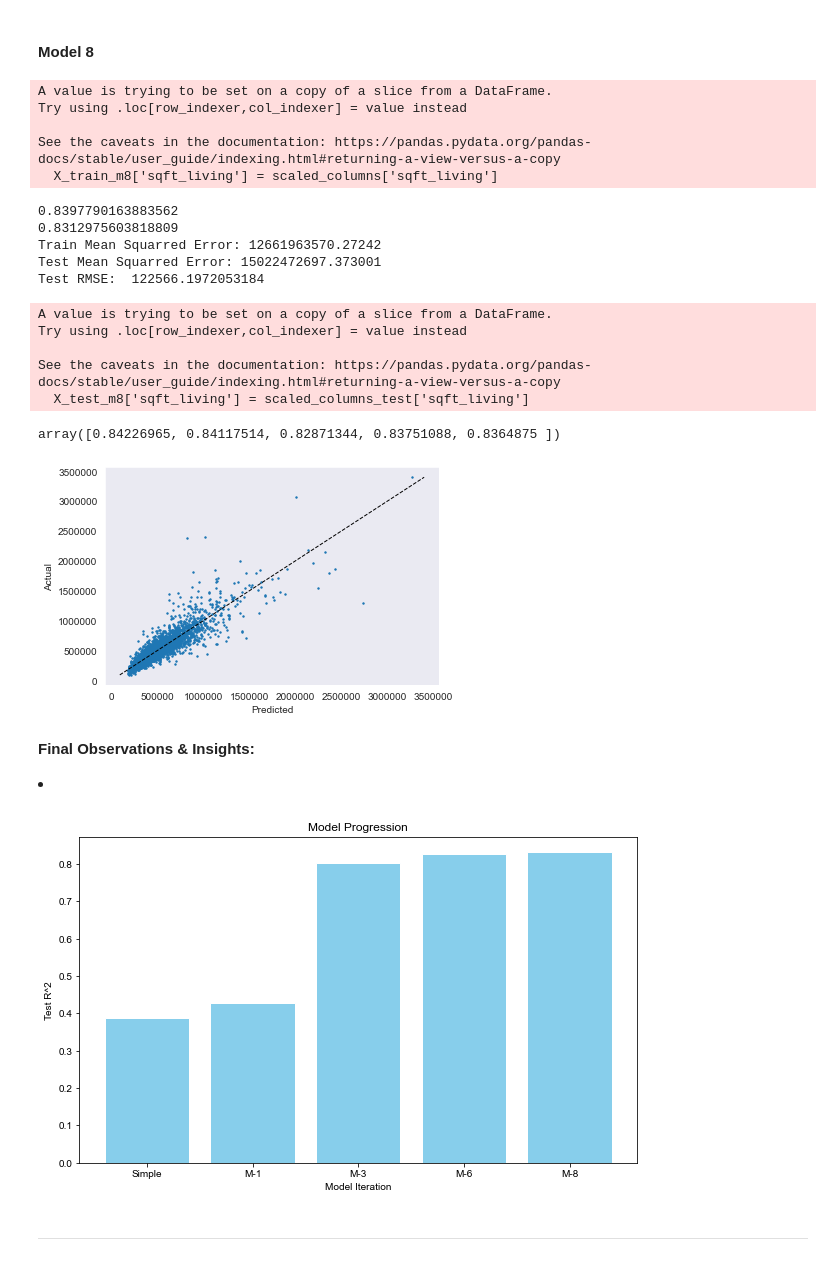
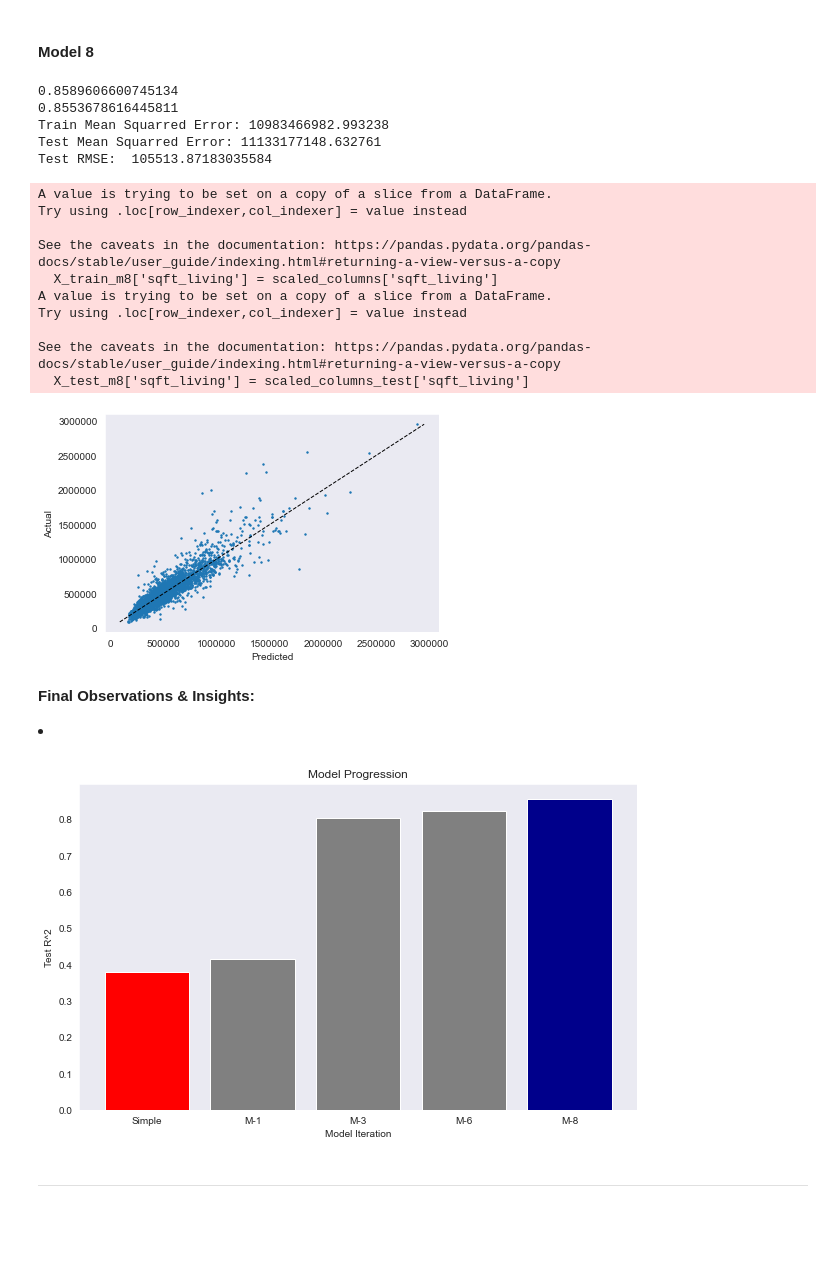
Before and after one commit to kangjw1208/King-Country-Real-Estate, a Jupyter notebook: Final.ipynb, the cells around one changed output. Drawn from its saved outputs; the diff is of its cells as text; code cells hidden in the pictures; blank space fills up the shorter version.

```diff
--- a/Final.ipynb
+++ b/Final.ipynb
@@ -251,2 +245,0 @@ housing_pred['grade_num'] = housing_pred['grade_num'][housing_pred['grade_num'].
-# %%
-housing_pred.dropna(inplace=True)
@@ -730,0 +333,17 @@ dtype: float64
+# %%
+heat_map_price = heat_map_price.reset_index().sort_values(by='price', ascending=True)
+heat_map_price = heat_map_price[(heat_map_price['index']=='sqft_living')|
+                                (heat_map_price['index']=='grade_num')|
+                                (heat_map_price['index']=='bathrooms')|
+                                (heat_map_price['index']=='bedrooms')|
+                                (heat_map_price['index']=='waterfront')|
+                                (heat_map_price['index']=='floors')]
+
+heat_fig, ax = plt.subplots(figsize=(10,6))
+sns.set_style("dark")
+x_cor = heat_map_price['index']
+y_cor = heat_map_price['price']
+clrs=['grey' if (x != 'sqft_living') else 'red' for x in x_cor]
+
+sns.barplot(x=x_cor, y=y_cor, palette=clrs, ax=ax)
+ax.tick_params(axis='x', rotation=45)
@@ -1175,7 +796,7 @@ See the caveats in the documentation: https://pandas.pydata.org/pandas-docs/stab
 
 multi_model_8 = pd.concat([housing_pred_final['log_price'], housing_pred_final['sqft_living'], housing_pred_final['waterfront'],
                            housing_pred_final['Basement'], zipcode_encoded_ohe, view_encoded_ohe,
-                           cond_encoded_ohe, floors_encoded_ohe], axis = 1)
+                           cond_encoded_ohe, floors_encoded_ohe, bathrooms_encoded_ohe, bedrooms_encoded_ohe, grade_num_encoded_ohe], axis = 1)
 X_multi8 = multi_model_8.drop('log_price', axis = 1)
 y_multi8 = multi_model_8['log_price']
 
@@ -1211,36 +832,33 @@ print('Train Mean Squarred Error:', train_mse_m8)
 print('Test Mean Squarred Error:', test_mse_m8)
 print('Test RMSE: ', test_rmse_m8)
 # %% [output]
-A value is trying to be set on a copy of a slice from a DataFrame.
-Try using .loc[row_indexer,col_indexer] = value instead
-
-See the caveats in the documentation: https://pandas.pydata.org/pandas-docs/stable/user_guide/indexing.html#returning-a-view-versus-a-copy
-  X_train_m8['sqft_living'] = scaled_columns['sqft_living']
+0.8589606600745134
+0.8553678616445811
+Train Mean Squarred Error: 10983466982.993238
+Test Mean Squarred Error: 11133177148.632761
+Test RMSE:  105513.87183035584
-0.8397790163883562
-0.8312975603818809
-Train Mean Squarred Error: 12661963570.27242
-Test Mean Squarred Error: 15022472697.373001
-Test RMSE:  122566.1972053184
+A value is trying to be set on a copy of a slice from a DataFrame.
+Try using .loc[row_indexer,col_indexer] = value instead
+
+See the caveats in the documentation: https://pandas.pydata.org/pandas-docs/stable/user_guide/indexing.html#returning-a-view-versus-a-copy
+  X_train_m8['sqft_living'] = scaled_columns['sqft_living']
+A value is trying to be set on a copy of a slice from a DataFrame.
+Try using .loc[row_indexer,col_indexer] = value instead
+
+See the caveats in the documentation: https://pandas.pydata.org/pandas-docs/stable/user_guide/indexing.html#returning-a-view-versus-a-copy
+  X_test_m8['sqft_living'] = scaled_columns_test['sqft_living']
-A value is trying to be set on a copy of a slice from a DataFrame.
-Try using .loc[row_indexer,col_indexer] = value instead
-
-See the caveats in the documentation: https://pandas.pydata.org/pandas-docs/stable/user_guide/indexing.html#returning-a-view-versus-a-copy
-  X_test_m8['sqft_living'] = scaled_columns_test['sqft_living']
-# %%
-cross_val_score(multi8_reg, X_train_m8, y_train_m8, cv=5)
-# %% [output]
-array([0.84226965, 0.84117514, 0.82871344, 0.83751088, 0.8364875 ])
 # %%
 y_pred = np.exp(multi8_reg.predict(X_test_m8))
 y_act = np.exp(y_test_m8)
 fig, ax = plt.subplots()
+sns.set_style("dark")
 ax.scatter(y_pred, y_act, s = 2)
 ax.plot([y_act.min(), y_act.max()], [y_act.min(), y_act.max()], 'k--', lw=1)
 ax.set_xlabel('Predicted')
 ax.set_ylabel('Actual')
 ax.ticklabel_format(style='plain');
 # %% [output]
-[figure, old version]
+[figure, new version]
 # %% [markdown]
 **Final Observations & Insights:**
 <ul>
@@ -1256,13 +874,13 @@ regression_score['test R^2'] = [simple_reg.score(X_test_s, y_test_s),
 # %%
 model_score_fig, ax = plt.subplots(figsize=(10,6))
 sns.set_style("dark")
 
-ax.bar(regression_score.index, regression_score['test R^2'], color=["SkyBlue"])
+ax.bar(regression_score.index, regression_score['test R^2'], color=["red", "grey", "grey", "grey", "darkblue"])
 plt.title('Model Progression')
 plt.xlabel('Model Iteration')
 plt.ylabel('Test R^2');
 # %% [output]
-[figure, old version]
+[figure, new version]
 # %% [markdown]
 ----
 # %% [markdown]
```
Also changed, not shown: parts of 49 cells of this notebook.
